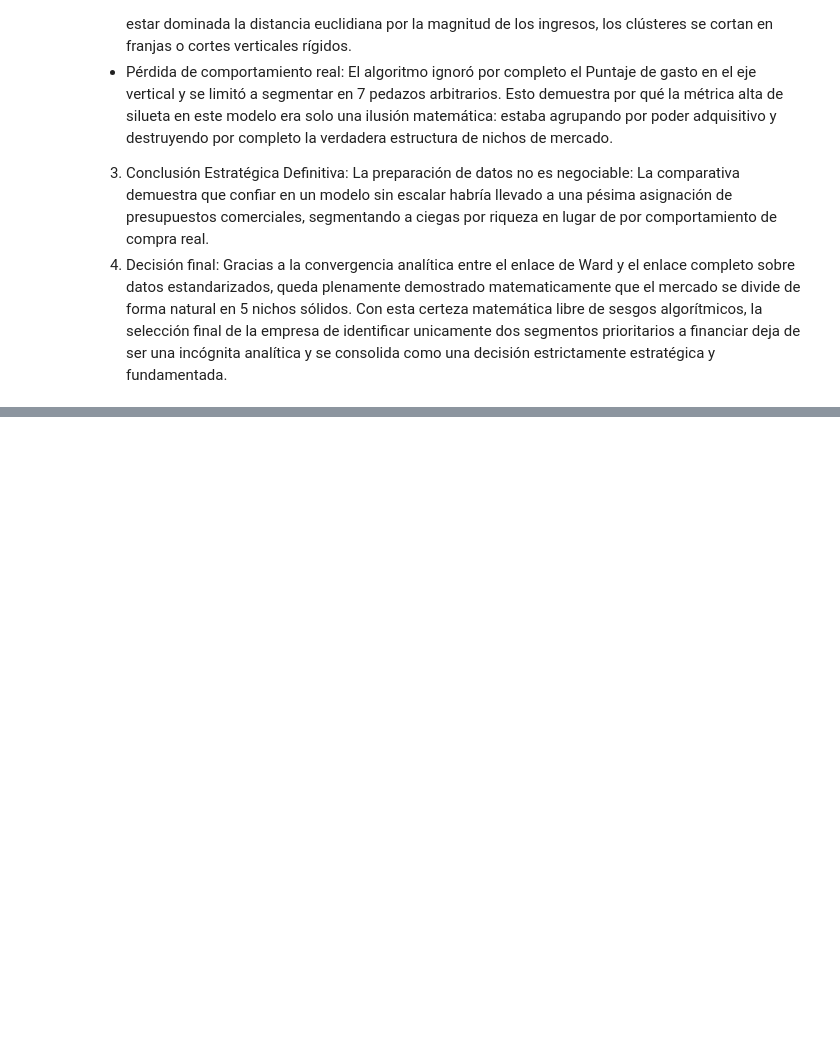
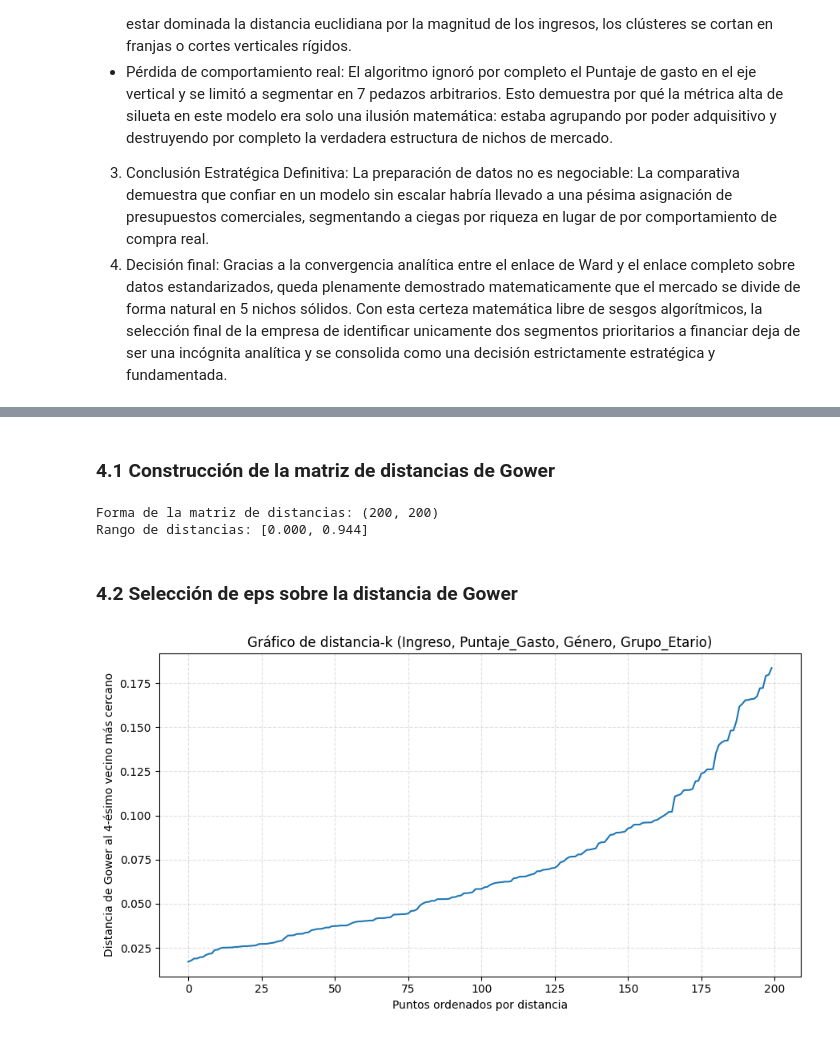
Before and after one commit to JuanRestrepoM/MIAD_202614_Aprendizaje_no_supervisado_G29, a Jupyter notebook: notebooks/S4_clustering.ipynb, the cells around one changed output, grey strips where cells are left out. Cells and saved outputs as stored; diff of their text form; code cells hidden in the pictures; blank space fills up the shorter version.

```diff
--- a/notebooks/S4_clustering.ipynb
+++ b/notebooks/S4_clustering.ipynb
@@ -655,0 +785,35 @@ Conclusiones:
+# %% [markdown]
+### 4.1 Construcción de la matriz de distancias de Gower
+# %%
+import gower
+
+# Seleccionamos las 4 variables: 2 numéricas + 2 categóricas
+X_mixto = df[['Ingreso', 'Puntaje_Gasto', 'Genero', 'Grupo_Etario']].copy()
+# Se fuerza dtype=object porque versiones recientes de pandas usan un dtype de texto
+# propio que la librería gower no reconoce como categórico
+X_mixto['Genero'] = X_mixto['Genero'].astype(object)
+X_mixto['Grupo_Etario'] = X_mixto['Grupo_Etario'].astype(str).astype(object)
+
+matriz_gower = gower.gower_matrix(X_mixto)
+print("Forma de la matriz de distancias:", matriz_gower.shape)
+print(f"Rango de distancias: [{matriz_gower.min():.3f}, {matriz_gower.max():.3f}]")
+# %% [output]
+Forma de la matriz de distancias: (200, 200)
+Rango de distancias: [0.000, 0.944]
+# %% [markdown]
+### 4.2 Selección de eps sobre la distancia de Gower
+# %%
+k = 4
+dist_ordenadas = np.sort(matriz_gower, axis=1)[:, 1:k+1]  # excluye la distancia a si mismo (columna 0)
+k_dist_gower = np.sort(dist_ordenadas[:, -1])
+
+plt.figure(figsize=(9, 5))
+plt.plot(k_dist_gower)
+plt.xlabel('Puntos ordenados por distancia')
+plt.ylabel(f'Distancia de Gower al {k}-ésimo vecino más cercano')
+plt.title('Gráfico de distancia-k (Ingreso, Puntaje_Gasto, Género, Grupo_Etario)')
+plt.grid(True, linestyle='--', alpha=0.4)
+plt.tight_layout()
+plt.show()
+# %% [output]
+[figure, added]
```
Also changed, not shown: parts of 36 cells of this notebook.
